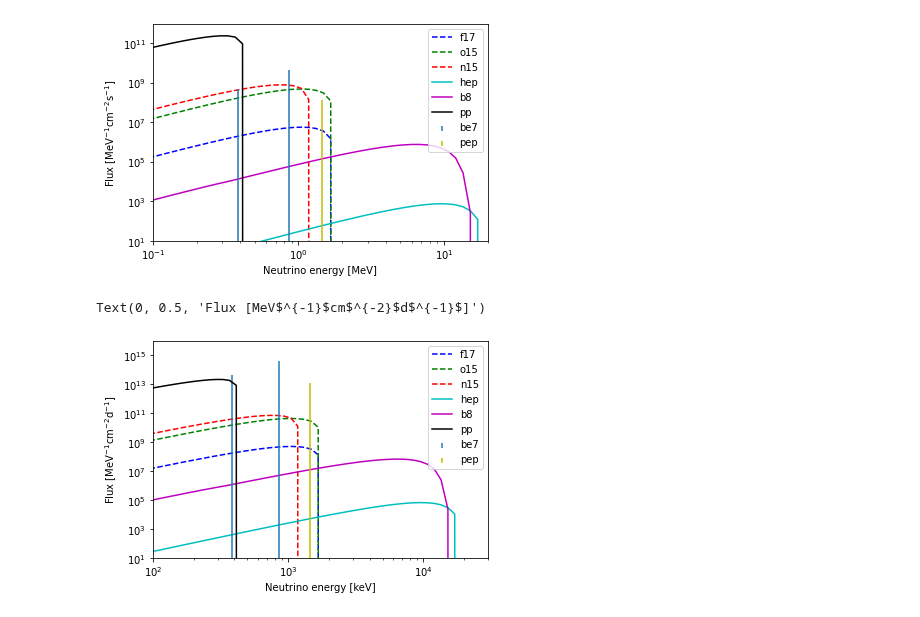
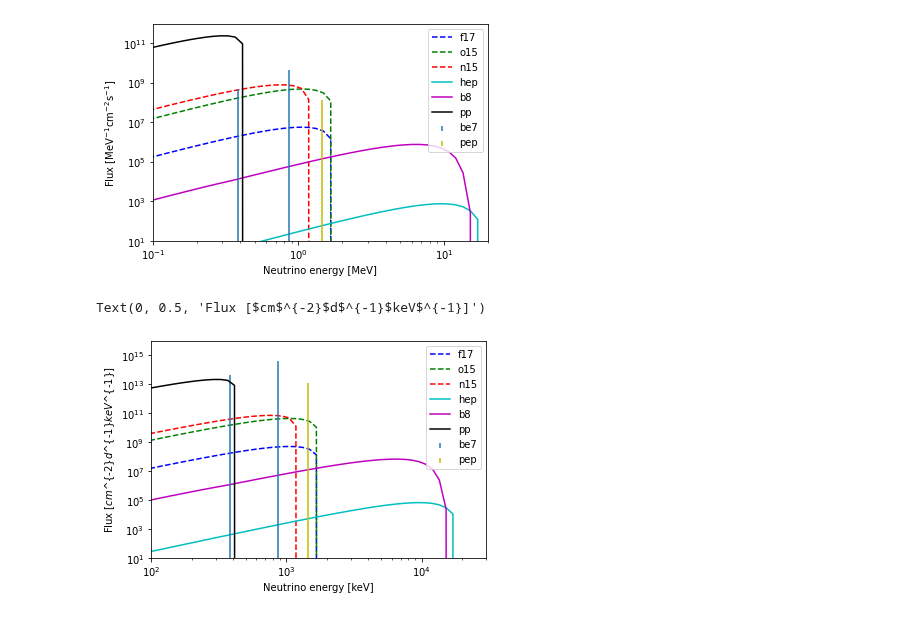
Before and after one commit to mjzurowski/sgm, a Jupyter notebook: Neutrino-test.ipynb, the cells around one changed output. Drawn from its saved outputs; the diff is of its cells as text; code cells hidden in the pictures.

```diff
--- a/Neutrino-test.ipynb
+++ b/Neutrino-test.ipynb
@@ -124,35 +124,35 @@ f17NDist = SolarNDist("f17",0.0005912e10)
 o15NDist = SolarNDist("o15",0.05031e10)
 n13NDist = SolarNDist("n13",0.05712e10)
 hepNDist = SolarNDist("hepspectrum",0.000000788e10)
 b8NDist = SolarNDist("b8spectrum",0.0005822e10)
-be7_384NDist = SolarNDist("be7_384",0.4857e10)
-be7_861NDist = SolarNDist("be7_861",0.4857e10)
+be7_384NDist = SolarNDist("be7_384",0.4857e10*0.103)
+be7_861NDist = SolarNDist("be7_861",0.4857e10*0.897)
 ppNDist = SolarNDist("pp",5.938e10)
 
 f17flux=f17NDist.dist(Ev/1e3)/1e3*24*3600
 o15flux=o15NDist.dist(Ev/1e3)/1e3*24*3600
 n13flux=n13NDist.dist(Ev/1e3)/1e3*24*3600
 hepflux=hepNDist.dist(Ev/1e3)/1e3*24*3600
 b8flux=b8NDist.dist(Ev/1e3)/1e3*24*3600
 ppflux=ppNDist.dist(Ev/1e3)/1e3*24*3600
 
 total_continuous_flux=f17flux+o15flux+n13flux+hepflux+b8flux+ppflux
 
 plt.plot(Ev,f17flux,label='f17',linestyle='--',color='b')
 plt.plot(Ev,o15flux,label='o15',linestyle='--',color='g')
 plt.plot(Ev,n13flux,label='n15',linestyle='--',color='r')
 plt.plot(Ev,hepflux,label='hep',color='c')
 plt.plot(Ev,b8flux,label='b8',color='m')
 plt.stem([384.3,861.8],np.array([0.103,0.897])*0.4857e10*24*3600,label='be7',markerfmt=' ',basefmt=" ")
 plt.stem(1442,0.01401e10*24*3600,'y',label='pep', markerfmt=' ',basefmt=" ")
 plt.plot(Ev,ppflux,label='pp',color='k')
 plt.xscale('log')
 plt.yscale('log')
 plt.legend()
 plt.xlim(1e2,3e4)
 plt.ylim(10, 1e16)
 plt.xlabel(r"Neutrino energy [keV]")
-plt.ylabel(r"Flux [MeV$^{-1}$cm$^{-2}$d$^{-1}$]")
+plt.ylabel(r"Flux [$cm$^{-2}$d$^{-1}$keV$^{-1}]")
 # %% [output]
-Text(0, 0.5, 'Flux [MeV$^{-1}$cm$^{-2}$d$^{-1}$]')
+Text(0, 0.5, 'Flux [$cm$^{-2}$d$^{-1}$keV$^{-1}]')
-[figure, old version]
+[figure, new version]
```
Also changed, not shown: parts of 4 cells of this notebook, 1 other file.
